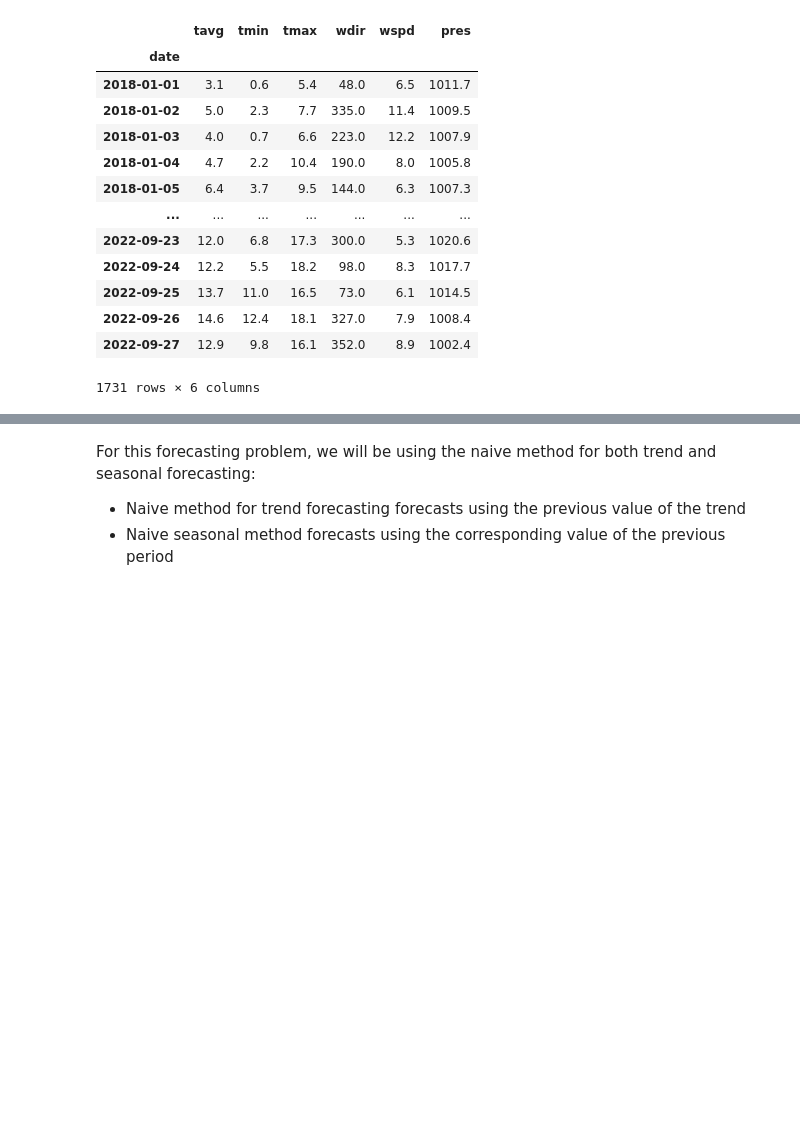
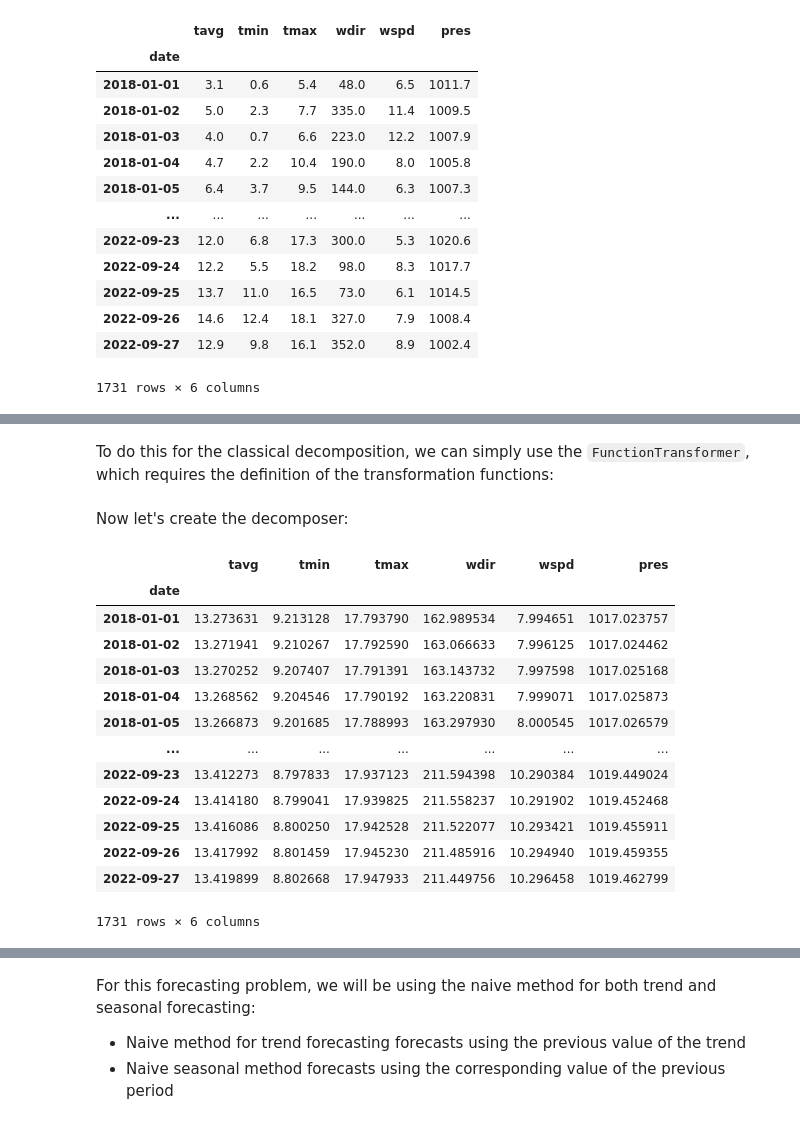
Before and after one commit to GilbertoCunha/Weather-Forecast, a Jupyter notebook: 2-models.ipynb, the cells around one changed output, grey strips where cells are left out. Saved outputs shown, nothing was run; the diff lists cells and outputs as text; code cells hidden in the pictures; blank space fills up the shorter version.

```diff
--- a/2-models.ipynb
+++ b/2-models.ipynb
@@ -27,6 +32,7 @@ import numpy as np
 # %%
 datapath = "data/train.csv"
 df = pd.read_csv(datapath, index_col="date")
+df = df.set_index(pd.PeriodIndex(df.index, freq="D").to_timestamp()).to_period("D")
 df
 # %% [output]
 |  | tavg | tmin | tmax | wdir | wspd | pres |
@@ -127,0 +62,4 @@ train_preprocessor = Pipeline(steps=[
+# %%
+interpolator = PandasTransformAdaptor(method="interpolate", kwargs={"method": "linear"})
+inter_df = interpolator.fit_transform(df)
+inter_df.isna().sum()
@@ -127,0 +74,57 @@ train_preprocessor = Pipeline(steps=[
+# %% [markdown]
+To do this for the classical decomposition, we can simply use the `FunctionTransformer`, which requires the definition of the transformation functions:
+# %%
+def trend_decomposition(X, model, period, extrapolate_trend):
+    # Create new df
+    X = X.copy()
+
+    # Iterate every column to transform
+    for key in X:
+        # Decompose series
+        decomposed = seasonal_decompose(X[key], model=model, period=period, extrapolate_trend=extrapolate_trend)
+
+        # Add dataframe trend and seasonal entries
+        X[key] = decomposed.trend
+
+    return X
+
+def seasonal_decomposition(X, model, period, extrapolate_trend):
+    # Create new df
+    X = X.copy()
+
+    # Iterate every column to transform
+    for key in X:
+        # Decompose series
+        decomposed = seasonal_decompose(X[key], model=model, period=period, extrapolate_trend=extrapolate_trend)
+
+        # Add dataframe trend and seasonal entries
+        X[key] = decomposed.seasonal
+
+    return X
+# %% [markdown]
+Now let's create the decomposer:
+# %%
+# Decomposition arguments
+model = "additive"
+period = 365
+extrapolate_trend = "freq"
+
+# Create classical time-series decomposer
+foo = lambda X: trend_decomposition(X, model, period, extrapolate_trend)
+trend_decomposer = FunctionTransformer(func=foo, check_inverse=False)
+trend_decomposer.fit_transform(inter_df)
+# %% [output]
+|  | tavg | tmin | tmax | wdir | wspd | pres |
+| date |  |  |  |  |  |  |
+| 2018-01-01 | 13.273631 | 9.213128 | 17.793790 | 162.989534 | 7.994651 | 1017.023757 |
+| 2018-01-02 | 13.271941 | 9.210267 | 17.792590 | 163.066633 | 7.996125 | 1017.024462 |
+| 2018-01-03 | 13.270252 | 9.207407 | 17.791391 | 163.143732 | 7.997598 | 1017.025168 |
+| 2018-01-04 | 13.268562 | 9.204546 | 17.790192 | 163.220831 | 7.999071 | 1017.025873 |
+| 2018-01-05 | 13.266873 | 9.201685 | 17.788993 | 163.297930 | 8.000545 | 1017.026579 |
+| ... | ... | ... | ... | ... | ... | ... |
+| 2022-09-23 | 13.412273 | 8.797833 | 17.937123 | 211.594398 | 10.290384 | 1019.449024 |
+| 2022-09-24 | 13.414180 | 8.799041 | 17.939825 | 211.558237 | 10.291902 | 1019.452468 |
+| 2022-09-25 | 13.416086 | 8.800250 | 17.942528 | 211.522077 | 10.293421 | 1019.455911 |
+| 2022-09-26 | 13.417992 | 8.801459 | 17.945230 | 211.485916 | 10.294940 | 1019.459355 |
+| 2022-09-27 | 13.419899 | 8.802668 | 17.947933 | 211.449756 | 10.296458 | 1019.462799 |
+1731 rows × 6 columns
```
Also changed, not shown: parts of 21 cells of this notebook, 1 other file.
